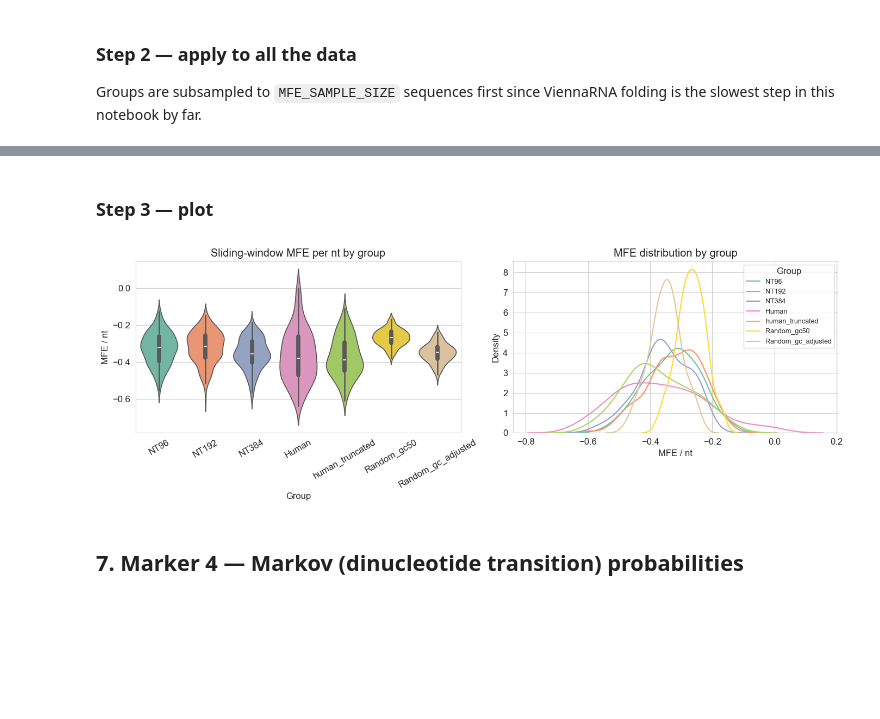
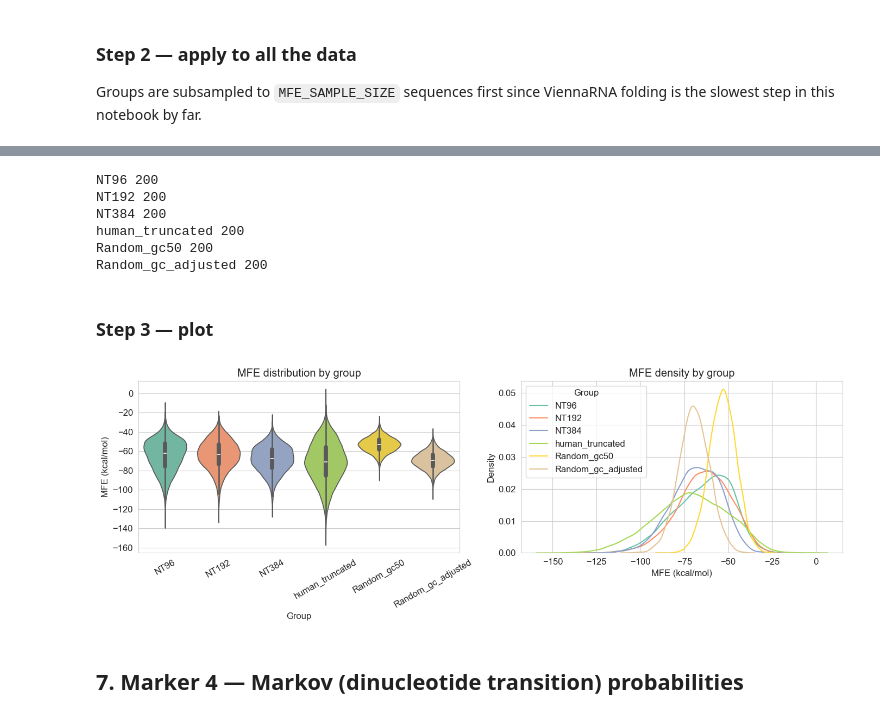
Before and after one commit to jechochamber/Bachelor, a Jupyter notebook: JURA_analysis.ipynb, the cells around one changed output, grey strips where cells are left out. Saved outputs shown, nothing was run; the diff lists cells and outputs as text; code cells hidden in the pictures; blank space fills up the shorter version.

Commit message:
JURA dataset, MFE adjusted

```diff
--- a/JURA_analysis.ipynb
+++ b/JURA_analysis.ipynb
@@ -71,7 +71,7 @@ JURA_DATASET_PATH = "data/JURA data/samples_by_library.csv"    # contains 'NT96'
 # --- Column names -----------------------------------------------------------
 SEQ_COL   = "Sequence"   # sequence column name used everywhere downstream
 GROUP_COL = "Group"      # group label column name used everywhere downstream
-
+MIN_SEQ_LEN = 50
 TWIST_SEQ_COL    = "sequence"      # sequence column name *inside the twist pool file* - adjust if different there
 TWIST_ID_COL     = "transcript_id" # identifier column inside the twist pool file
 TWIST_ID_PREFIX  = "ENST"          # rows whose ID starts with this are human_truncated
@@ -189,7 +189,7 @@ seqs = pd.concat([
 ], ignore_index=True)
 seqs.index = [f"seq_{i}" for i in range(len(seqs))]
 seqs.index.name = "SeqID"
-
+seqs = seqs[seqs['Sequence'].str.len() >= MIN_SEQ_LEN]
 missing_groups = [g for g in GROUPS if g not in seqs[GROUP_COL].unique()]
 if missing_groups:
     print("WARNING - groups not found in data:", missing_groups)
@@ -452,29 +438,39 @@ Progress: |███████████████████████
+# %%
+for g in PLOT_GROUPS:
+    sub = seqs_by_group[g]
+    print(g,len(sub[SEQ_COL][0]))
+# %% [output]
+NT96 200
+NT192 200
+NT384 200
+human_truncated 200
+Random_gc50 200
+Random_gc_adjusted 200
 # %% [markdown]
 ### Step 3 — plot
 # %%
-if MFE_AVAILABLE and len(mfe_df) > 0:
-    fig, axes = plt.subplots(1, 2, figsize=(14, 5))
+PLOT_GROUPS = [g for g in GROUPS if g != "Human"]
 
-    sns.violinplot(data=mfe_df, x=GROUP_COL, y="sliding window mfe", order=GROUPS,
-                   hue=GROUP_COL, palette=PALETTE, legend=False, ax=axes[0])
-    axes[0].set_title("Sliding-window MFE per nt by group")
-    axes[0].set_ylabel("MFE / nt")
-    axes[0].set_xlabel("Group")
-    axes[0].tick_params(axis="x", rotation=30)
+fig, axes = plt.subplots(1, 2, figsize=(14, 5))
 
-    for g in GROUPS:
-        sns.kdeplot(data=mfe_df[mfe_df[GROUP_COL] == g], x="sliding window mfe",
-                    label=g, color=PALETTE[g], common_norm=False, ax=axes[1])
-    axes[1].set_title("MFE distribution by group")
-    axes[1].set_xlabel("MFE / nt")
-    axes[1].legend(title="Group", fontsize=9)
+sns.violinplot(data=mfe_df[mfe_df[GROUP_COL].isin(PLOT_GROUPS)], x=GROUP_COL, y="mfe",
+               order=PLOT_GROUPS, hue=GROUP_COL, palette=PALETTE, legend=False, ax=axes[0])
+axes[0].set_title("MFE distribution by group")
+axes[0].set_ylabel("MFE (kcal/mol)")
+axes[0].set_xlabel("Group")
+axes[0].tick_params(axis="x", rotation=30)
 
-    fig.tight_layout()
-    plt.show()
-else:
-    print("No MFE plot - ViennaRNA unavailable or no data.")
+for g in PLOT_GROUPS:
+    sns.kdeplot(data=mfe_df[mfe_df[GROUP_COL] == g], x="mfe",
+                label=g, color=PALETTE[g], ax=axes[1])
+axes[1].set_title("MFE density by group")
+axes[1].set_xlabel("MFE (kcal/mol)")
+axes[1].legend(title="Group")
+
+fig.tight_layout()
+plt.show()
 # %% [output]
-[figure, old version]
+[figure, new version]
 # %% [markdown]
 ## 7. Marker 4 — Markov (dinucleotide transition) probabilities
 # %% [markdown]
```
Also changed, not shown: parts of 14 cells of this notebook.
